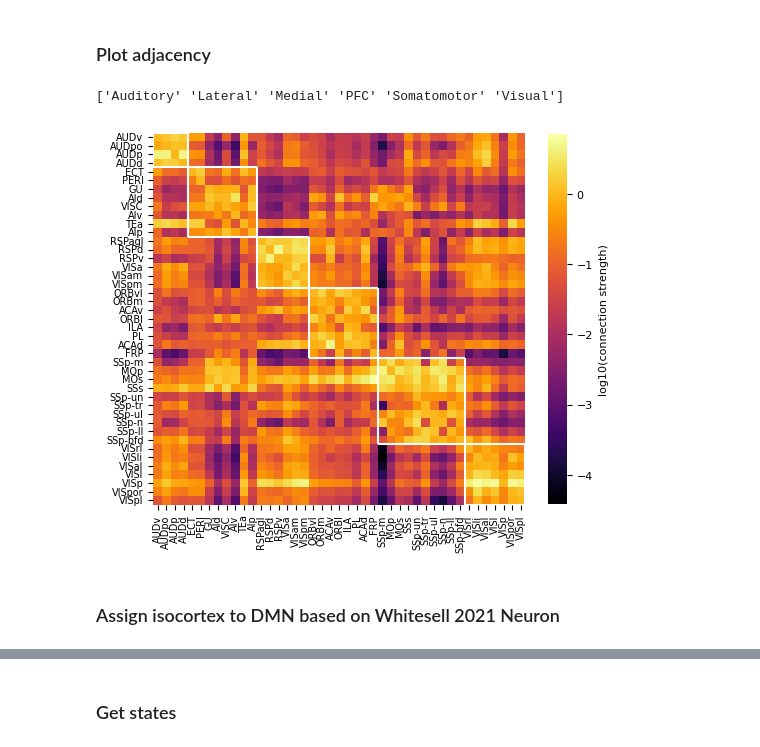
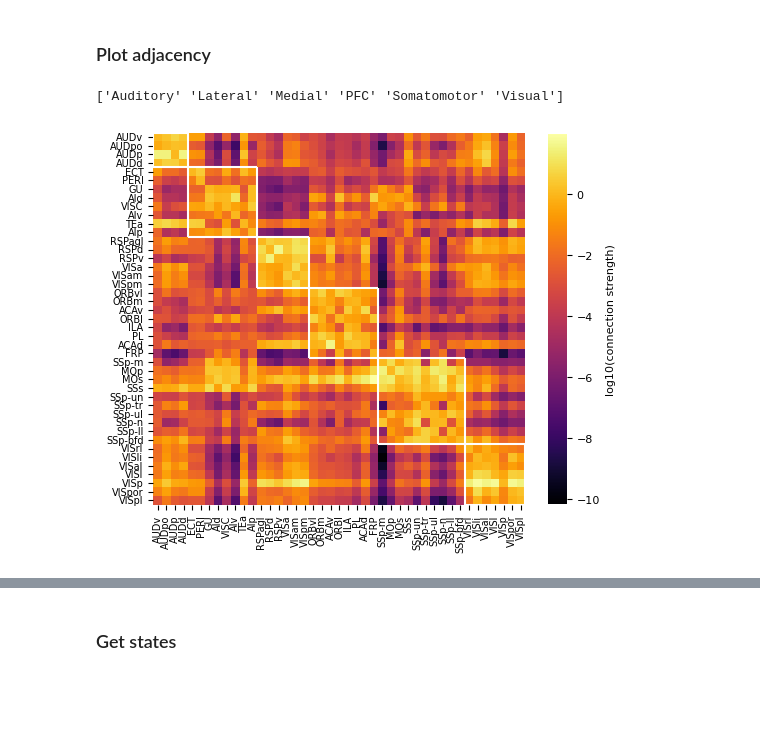
Before and after one commit to LindenParkesLab/nct_xr, a Jupyter notebook: scripts/process_mouse.ipynb, the cells around one changed output, grey strips where cells are left out. Drawn from its saved outputs; the diff is of its cells as text; code cells hidden in the pictures; blank space fills up the shorter version.

```diff
--- a/scripts/process_mouse.ipynb
+++ b/scripts/process_mouse.ipynb
@@ -95,30 +85,28 @@ print(region_class)
 A[np.eye(A.shape[0]) == 1] = 0
 # %%
 # plot A matrix
-A_log = np.log10(A)
+A_log = np.log(A)
 A_log[np.eye(A_log.shape[0]) == 1] = 0
 f, ax = plt.subplots(figsize=(6, 6))
 sns.heatmap(
     A_log,
     ax=ax,
     square=True,
     cmap="inferno",
     xticklabels=region_class.Region,
     yticklabels=region_class.Region,
     cbar_kws={"label": "log10(connection strength)", "shrink": 0.8},
 )
 ax.set_xticklabels(ax.get_xmajorticklabels(), fontsize=7)
 ax.set_yticklabels(ax.get_ymajorticklabels(), fontsize=7)
 add_module_lines(region_class["Isocortex_modules"], ax)
 f.savefig(
     os.path.join(outdir, "mouse_connectome.png"),
     dpi=600,
     bbox_inches="tight",
     pad_inches=0.01,
 )
 plt.show()
 # %% [output]
 ['Auditory' 'Lateral' 'Medial' 'PFC' 'Somatomotor' 'Visual']
-[figure, old version]
+[figure, new version]
-# %% [markdown]
-### Assign isocortex to DMN based on Whitesell 2021 Neuron
```
Also changed, not shown: parts of 14 cells of this notebook.
